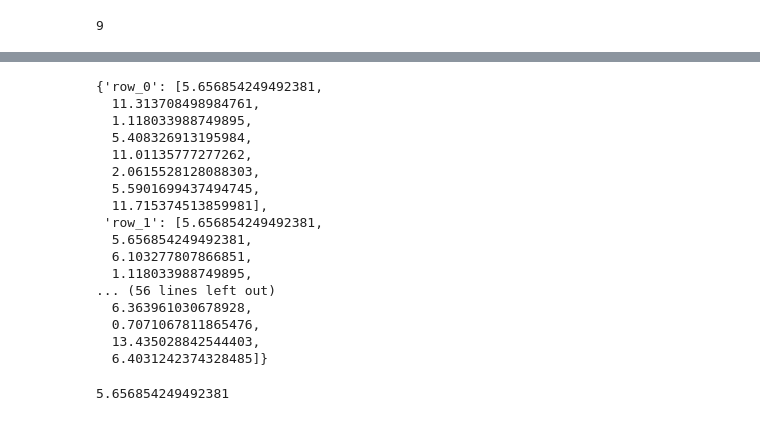
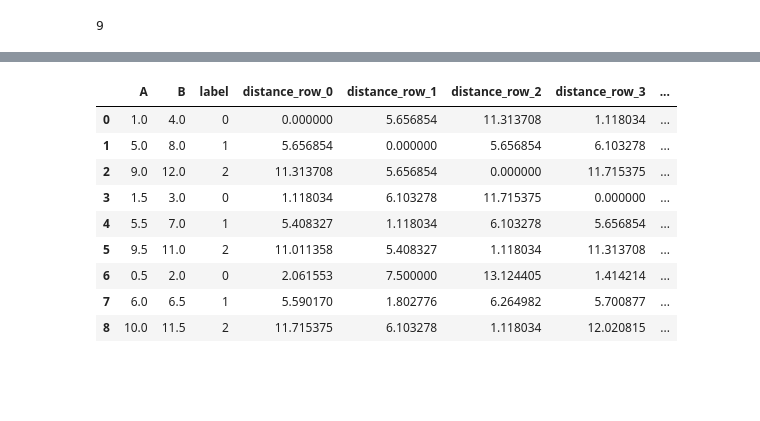
Before and after one commit to mpsamurai/ml-101-exercises, a Jupyter notebook: 02_kNN/teraoka/k-nearest_neighbors.ipynb, the cells around one changed output, grey strips where cells are left out. Cells and saved outputs as stored; diff of their text form; code cells hidden in the pictures; blank space fills up the shorter version.

```diff
--- a/02_kNN/teraoka/k-nearest_neighbors.ipynb
+++ b/02_kNN/teraoka/k-nearest_neighbors.ipynb
@@ -430,24 +410,0 @@ iとj:  8 7
-# %%
-row_result
-# %% [output]
-{'row_0': [5.656854249492381,
-  11.313708498984761,
-  1.118033988749895,
-  5.408326913195984,
-  11.01135777277262,
-  2.0615528128088303,
-  5.5901699437494745,
-  11.715374513859981],
- 'row_1': [5.656854249492381,
-  5.656854249492381,
-  6.103277807866851,
-  1.118033988749895,
-... (56 lines left out)
-  6.363961030678928,
-  0.7071067811865476,
-  13.435028842544403,
-  6.4031242374328485]}
-# %%
-np.sqrt(np.power(test_input['A'][2]-test_input['A'][1], 2)+np.power(test_input['B'][2]-test_input['B'][1], 2))
-# %% [output]
-5.656854249492381
@@ -453,0 +429,17 @@ np.sqrt(np.power(test_input['A'][2]-test_input['A'][1], 2)+np.power(test_input['
+# %%
+for key in row_result.keys():
+    column_name = "distance_%s" % key
+    test_input[column_name] = row_result[key]
+# %%
+test_input
+# %% [output]
+|  | A | B | label | distance_row_0 | distance_row_1 | distance_row_2 | distance_row_3 | ... |
+| 0 | 1.0 | 4.0 | 0 | 0.000000 | 5.656854 | 11.313708 | 1.118034 | ... |
+| 1 | 5.0 | 8.0 | 1 | 5.656854 | 0.000000 | 5.656854 | 6.103278 | ... |
+| 2 | 9.0 | 12.0 | 2 | 11.313708 | 5.656854 | 0.000000 | 11.715375 | ... |
+| 3 | 1.5 | 3.0 | 0 | 1.118034 | 6.103278 | 11.715375 | 0.000000 | ... |
+| 4 | 5.5 | 7.0 | 1 | 5.408327 | 1.118034 | 6.103278 | 5.656854 | ... |
+| 5 | 9.5 | 11.0 | 2 | 11.011358 | 5.408327 | 1.118034 | 11.313708 | ... |
+| 6 | 0.5 | 2.0 | 0 | 2.061553 | 7.500000 | 13.124405 | 1.414214 | ... |
+| 7 | 6.0 | 6.5 | 1 | 5.590170 | 1.802776 | 6.264982 | 5.700877 | ... |
+| 8 | 10.0 | 11.5 | 2 | 11.715375 | 6.103278 | 1.118034 | 12.020815 | ... |
```
Also changed, not shown: parts of 9 cells of this notebook.
